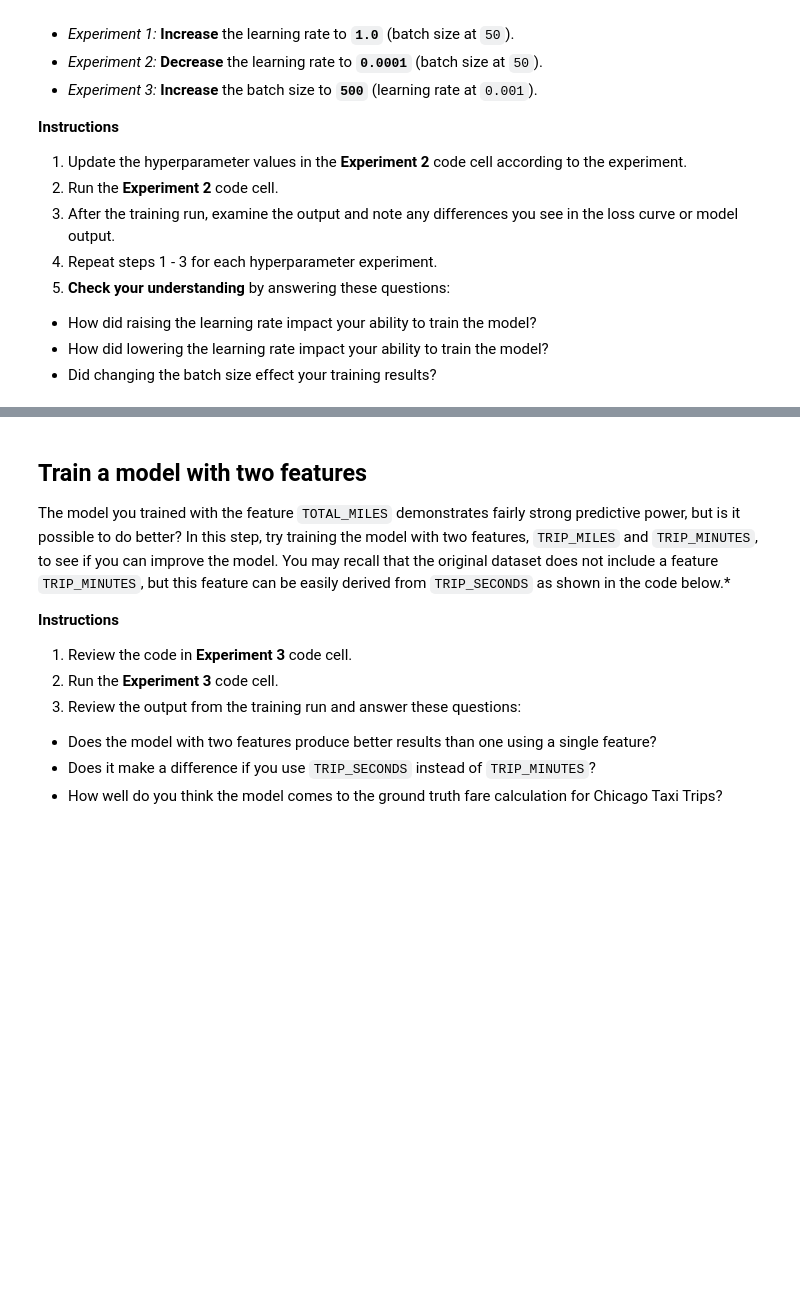
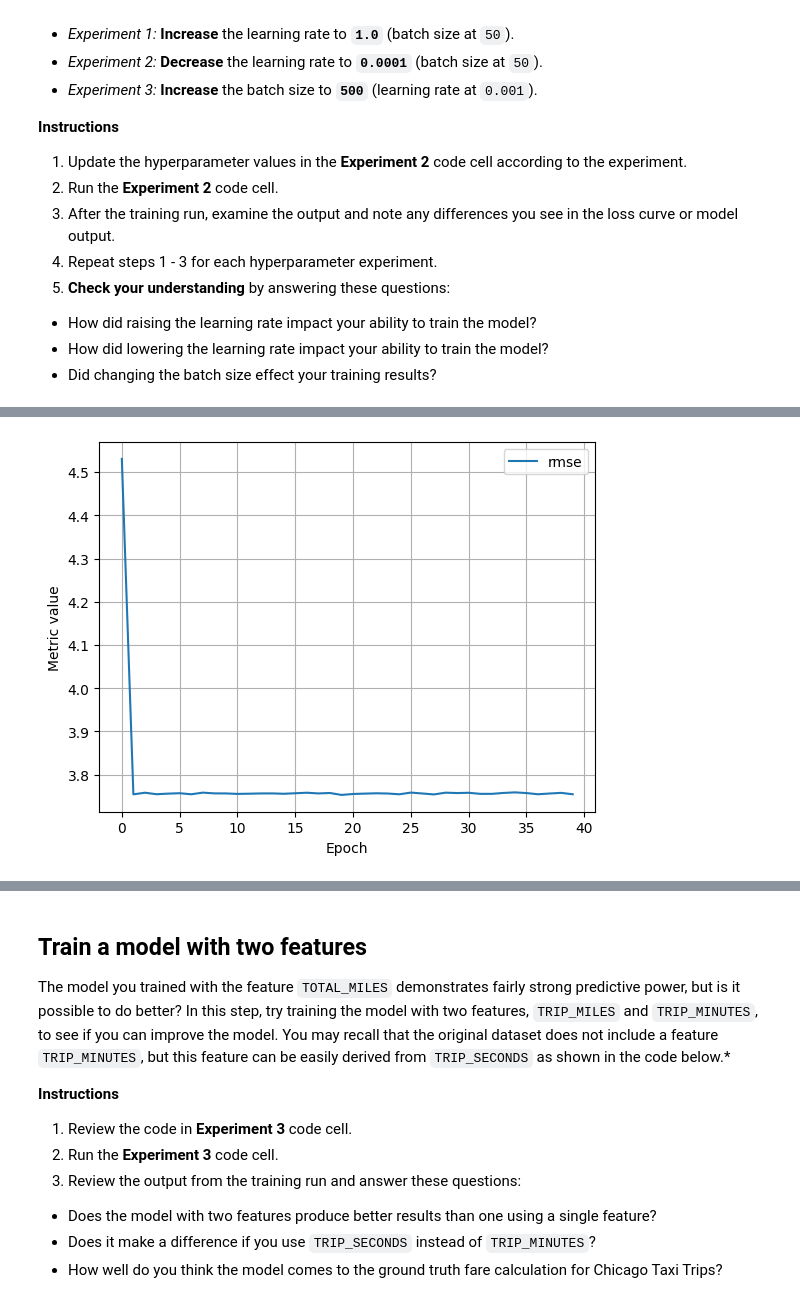
Before and after one commit to pabMs-005/machine_learning_google, a Jupyter notebook: ml/cc/exercises/linear_regression_taxi.ipynb, the cells around one changed output, grey strips where cells are left out. Saved outputs shown, nothing was run; the diff lists cells and outputs as text; code cells hidden in the pictures; blank space fills up the shorter version.

```diff
--- a/ml/cc/exercises/linear_regression_taxi.ipynb
+++ b/ml/cc/exercises/linear_regression_taxi.ipynb
@@ -353,8 +445,8 @@ It is common with machine learning to run multiple experiments to find the best
 # The following variables are the hyperparameters.
 # TODO - Adjust these hyperparameters to see how they impact a training run.
 settings_2 = ml_edu.experiment.ExperimentSettings(
-    learning_rate = 0.001,
-    number_epochs = 20,
+    learning_rate = 0.02,
+    number_epochs = 40,
     batch_size = 50,
     input_features = ['TRIP_MILES']
 )
@@ -367,3 +459,4 @@ experiment_2 = train_model('one_feature_hyper', model_2, training_df, 'FARE', se
 
 ml_edu.results.plot_experiment_metrics(experiment_2, ['rmse'])
 ml_edu.results.plot_model_predictions(experiment_2, training_df, 'FARE')
+# %% [output]
@@ -370,3 +480,4 @@ ml_edu.results.plot_model_predictions(experiment_2, training_df, 'FARE')
+[figure, added]
 # %%
 #@title Double-click to view answers for hyperparameter experiments
 
```
Also changed, not shown: parts of 16 cells of this notebook, 1 other file.
